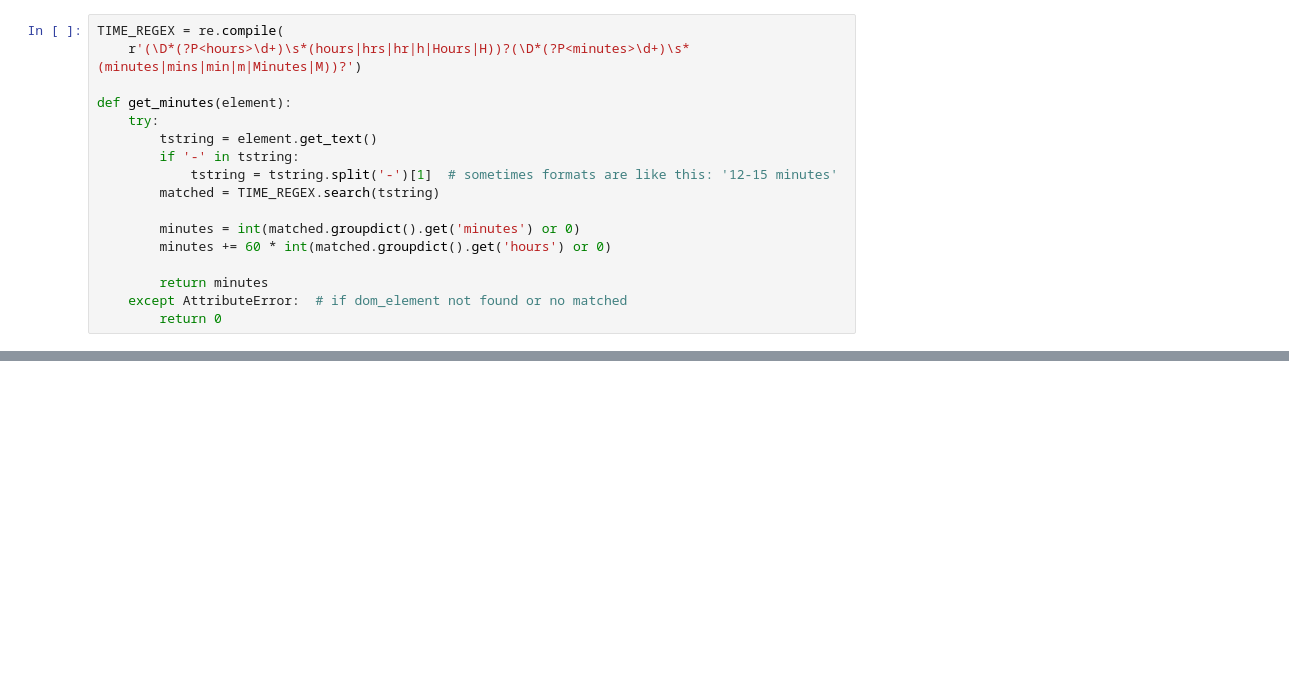
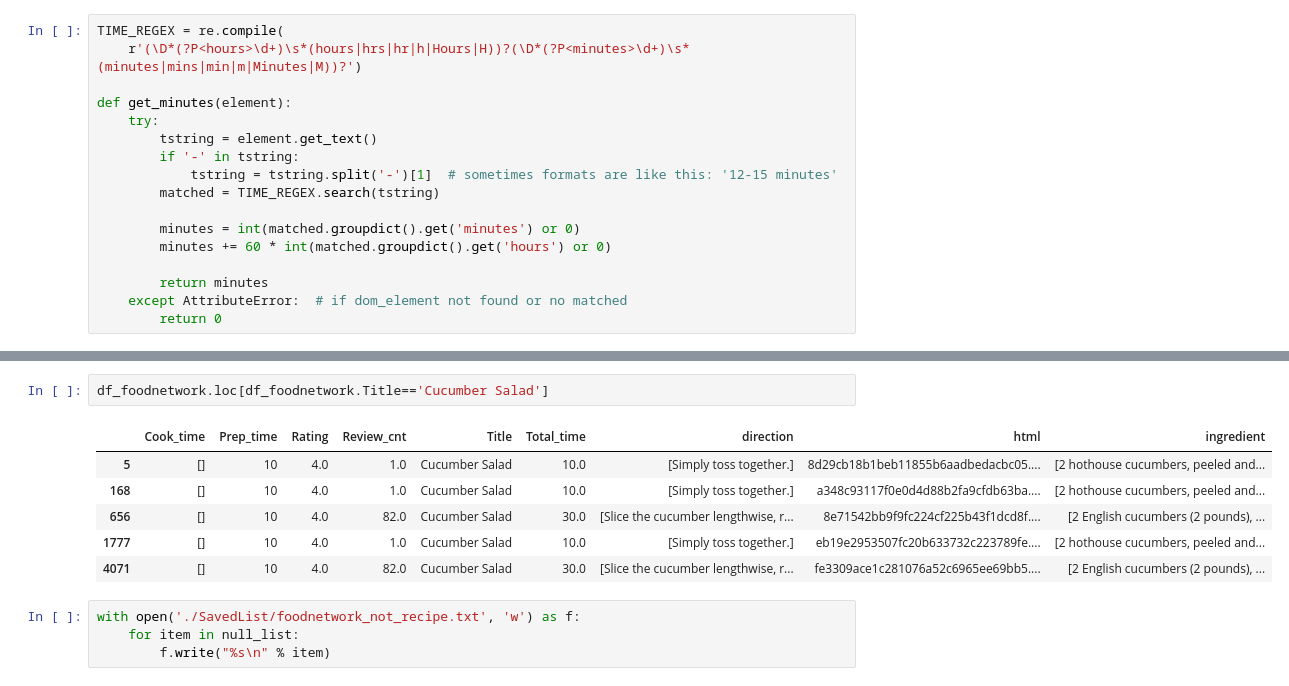
Before and after one commit to yf0726/Project, a Jupyter notebook: foodnetwork.ipynb, the cells around one changed output, grey strips where cells are left out. Drawn from its saved outputs; the diff is of its cells as text; blank space fills up the shorter version.

```diff
--- a/foodnetwork.ipynb
+++ b/foodnetwork.ipynb
@@ -138,0 +233,13 @@ for root, _, files in walk(FOLDER_PATH):   #return three list
+# %%
+df_foodnetwork.loc[df_foodnetwork.Title=='Cucumber Salad']
+# %% [output]
+|  | Cook_time | Prep_time | Rating | Review_cnt | Title | Total_time | direction | html | ingredient |
+| 5 | [] | 10 | 4.0 | 1.0 | Cucumber Salad | 10.0 | [Simply toss together.] | 8d29cb18b1beb11855b6aadbedacbc05.... | [2 hothouse cucumbers, peeled and... |
+| 168 | [] | 10 | 4.0 | 1.0 | Cucumber Salad | 10.0 | [Simply toss together.] | a348c93117f0e0d4d88b2fa9cfdb63ba.... | [2 hothouse cucumbers, peeled and... |
+| 656 | [] | 10 | 4.0 | 82.0 | Cucumber Salad | 30.0 | [Slice the cucumber lengthwise, r... | 8e71542bb9f9fc224cf225b43f1dcd8f.... | [2 English cucumbers (2 pounds), ... |
+| 1777 | [] | 10 | 4.0 | 1.0 | Cucumber Salad | 10.0 | [Simply toss together.] | eb19e2953507fc20b633732c223789fe.... | [2 hothouse cucumbers, peeled and... |
+| 4071 | [] | 10 | 4.0 | 82.0 | Cucumber Salad | 30.0 | [Slice the cucumber lengthwise, r... | fe3309ace1c281076a52c6965ee69bb5.... | [2 English cucumbers (2 pounds), ... |
+# %%
+with open('./SavedList/foodnetwork_not_recipe.txt', 'w') as f:
+    for item in null_list:
+        f.write("%s\n" % item)
```
Also changed, not shown: parts of 31 cells of this notebook, 9 other files.
